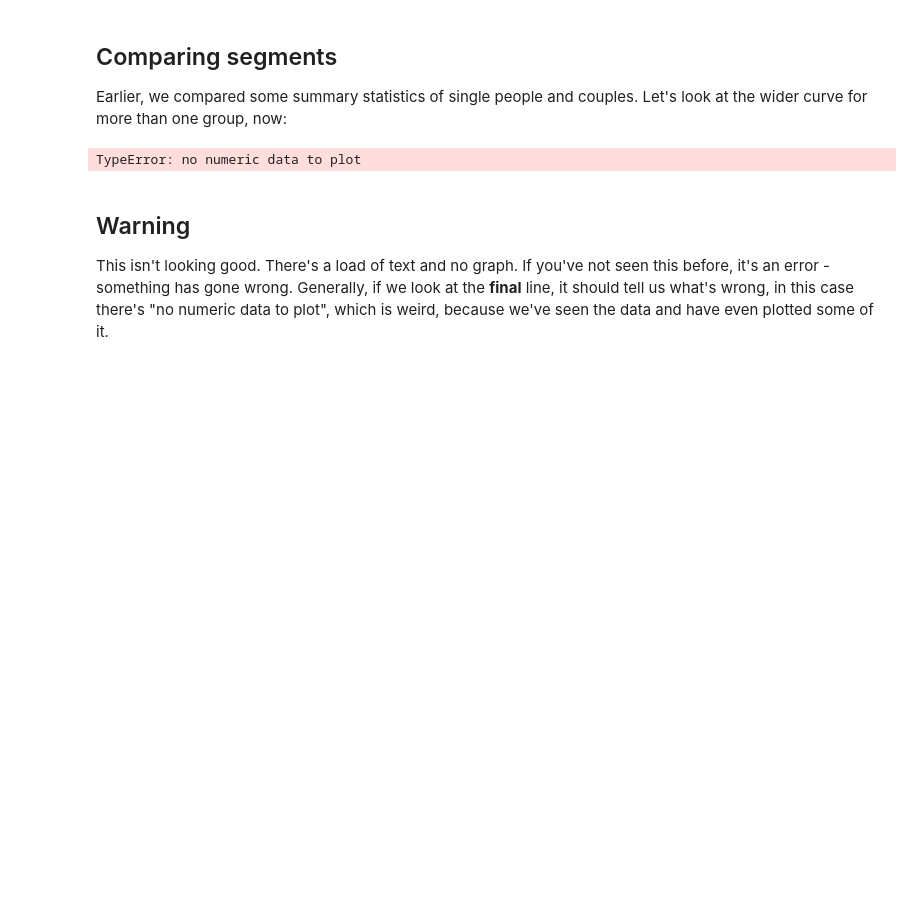
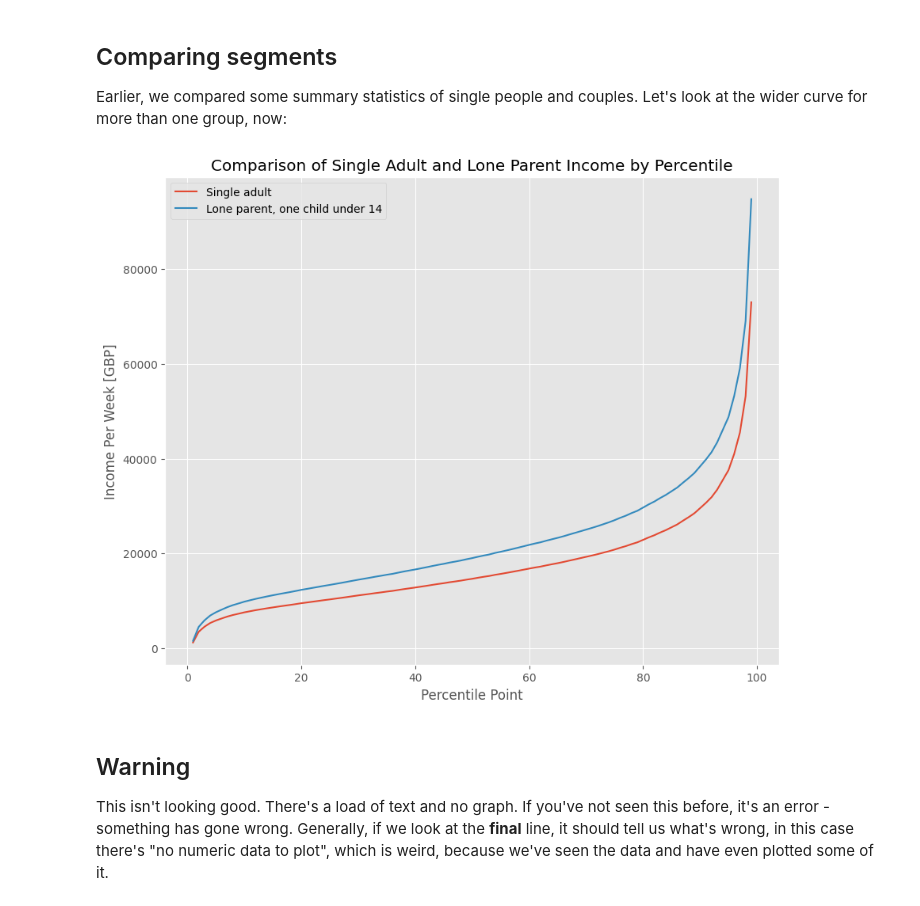
Before and after one commit to 1X-HE/QM2-0005, a Jupyter notebook: W2_Working_with_Data_in_Pandas.ipynb, the cells around one changed output. Saved outputs shown, nothing was run; the diff lists cells and outputs as text; code cells hidden in the pictures; blank space fills up the shorter version.

```diff
--- a/W2_Working_with_Data_in_Pandas.ipynb
+++ b/W2_Working_with_Data_in_Pandas.ipynb
@@ -218,11 +223,20 @@ There are a number of ways to access elements of the dataframe: we've shown how
 ## Comparing segments
 
 Earlier, we compared some summary statistics of single people and couples. Let's look at the wider curve for more than one group, now:
-# %%
-#This is going to throw a load of errors
-income[['Single adult','Lone parent, one child under 14']].plot()
-# %% [output]
-TypeError: no numeric data to plot
+# %%
+selected_income = income[['Single adult', 'Lone parent, one child under 14']].copy()
+
+# Clean the data by removing commas and converting to float
+selected_income = selected_income.replace(',', '', regex=True)
+selected_income = selected_income.replace('-', 'NaN', regex=True).astype('float')
+
+selected_income.plot()
+plt.title('Comparison of Single Adult and Lone Parent Income by Percentile')
+plt.xlabel('Percentile Point')
+plt.ylabel('Income Per Week [GBP]')
+plt.grid(True)
+# %% [output]
+[figure, added]
 # %% [markdown]
 ## Warning
 
```
Also changed, not shown: parts of 33 cells of this notebook.
